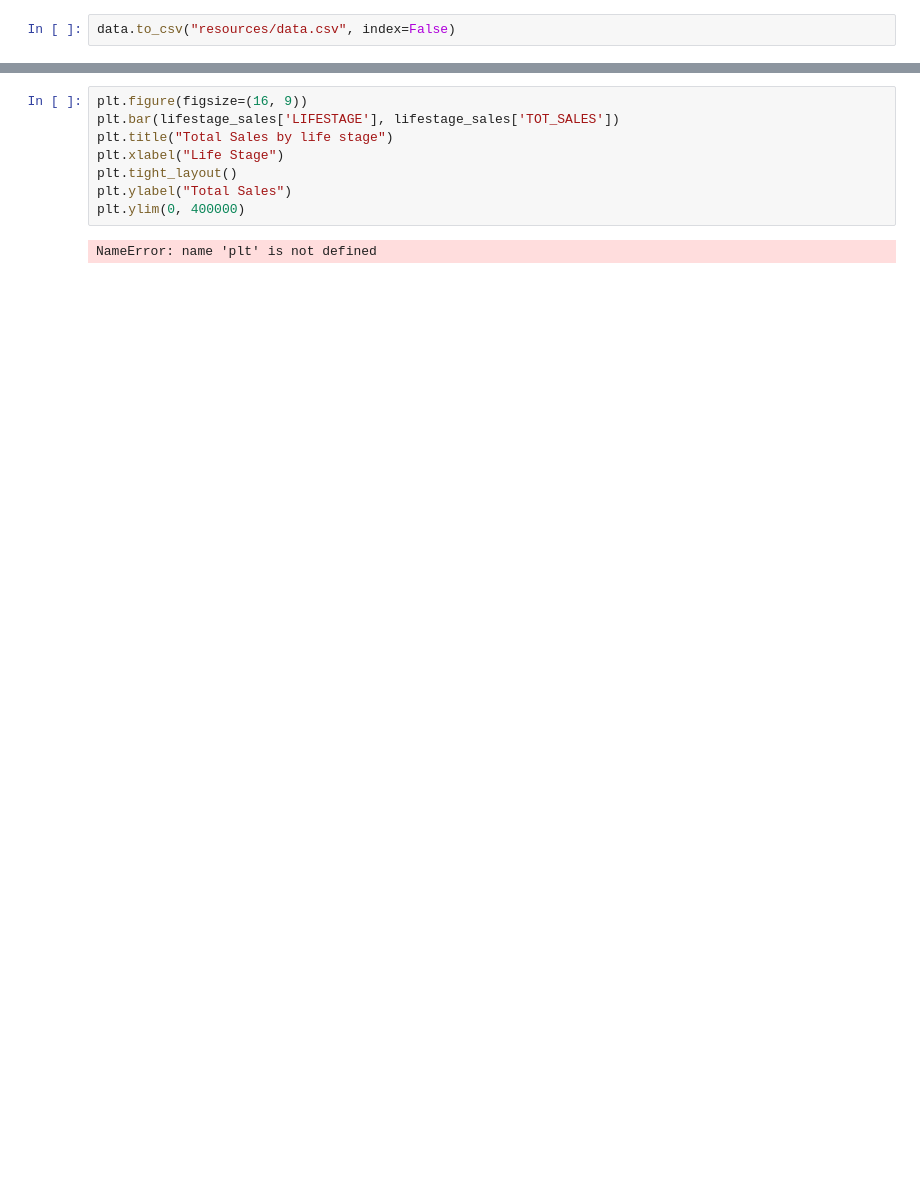
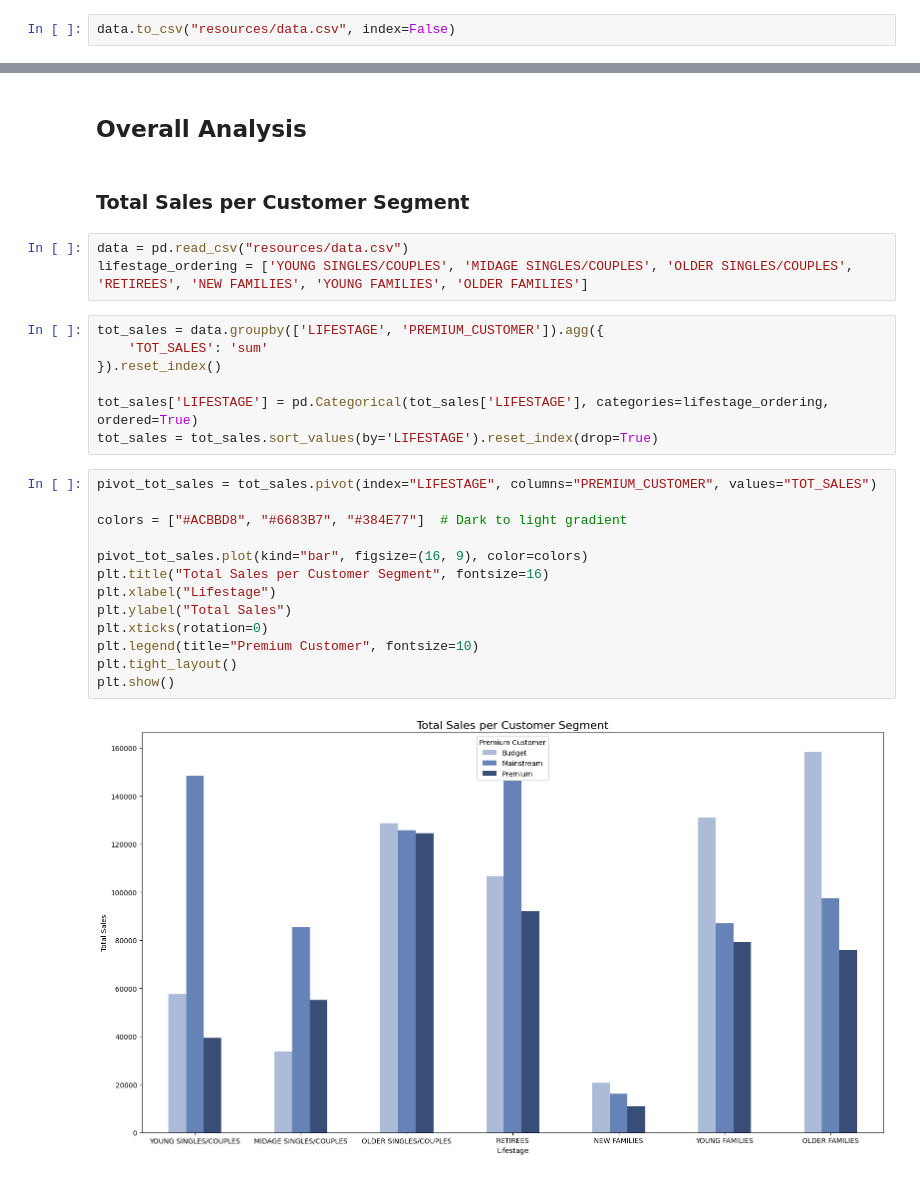
Before and after one commit to hrule/Quantium-Data-Analysis, a Jupyter notebook: Task 1/task1.ipynb, the cells around one changed output, grey strips where cells are left out. Cells and saved outputs as stored; diff of their text form; blank space fills up the shorter version.

```diff
--- a/Task 1/task1.ipynb
+++ b/Task 1/task1.ipynb
@@ -588,10 +532,29 @@ lifestage_sales = lifestage_sales.sort_values(by='LIFESTAGE', ignore_index=True)
-# %%
-plt.figure(figsize=(16, 9))
-plt.bar(lifestage_sales['LIFESTAGE'], lifestage_sales['TOT_SALES'])
-plt.title("Total Sales by life stage")
-plt.xlabel("Life Stage")
-plt.tight_layout()
-plt.ylabel("Total Sales")
-plt.ylim(0, 400000)
-# %% [output]
-NameError: name 'plt' is not defined
+# %% [markdown]
+## Overall Analysis
+# %% [markdown]
+### Total Sales per Customer Segment
+# %%
+data = pd.read_csv("resources/data.csv")
+lifestage_ordering = ['YOUNG SINGLES/COUPLES', 'MIDAGE SINGLES/COUPLES', 'OLDER SINGLES/COUPLES', 'RETIREES', 'NEW FAMILIES', 'YOUNG FAMILIES', 'OLDER FAMILIES']
+# %%
+tot_sales = data.groupby(['LIFESTAGE', 'PREMIUM_CUSTOMER']).agg({
+    'TOT_SALES': 'sum'
+}).reset_index()
+
+tot_sales['LIFESTAGE'] = pd.Categorical(tot_sales['LIFESTAGE'], categories=lifestage_ordering, ordered=True)
+tot_sales = tot_sales.sort_values(by='LIFESTAGE').reset_index(drop=True)
+# %%
+pivot_tot_sales = tot_sales.pivot(index="LIFESTAGE", columns="PREMIUM_CUSTOMER", values="TOT_SALES")
+
+colors = ["#ACBBD8", "#6683B7", "#384E77"]  # Dark to light gradient
+
+pivot_tot_sales.plot(kind="bar", figsize=(16, 9), color=colors)
+plt.title("Total Sales per Customer Segment", fontsize=16)
+plt.xlabel("Lifestage")
+plt.ylabel("Total Sales")
+plt.xticks(rotation=0)
+plt.legend(title="Premium Customer", fontsize=10)
+plt.tight_layout()
+plt.show()
+# %% [output]
+[figure, added]
```
Also changed, not shown: parts of 133 cells of this notebook, 1 other file.
